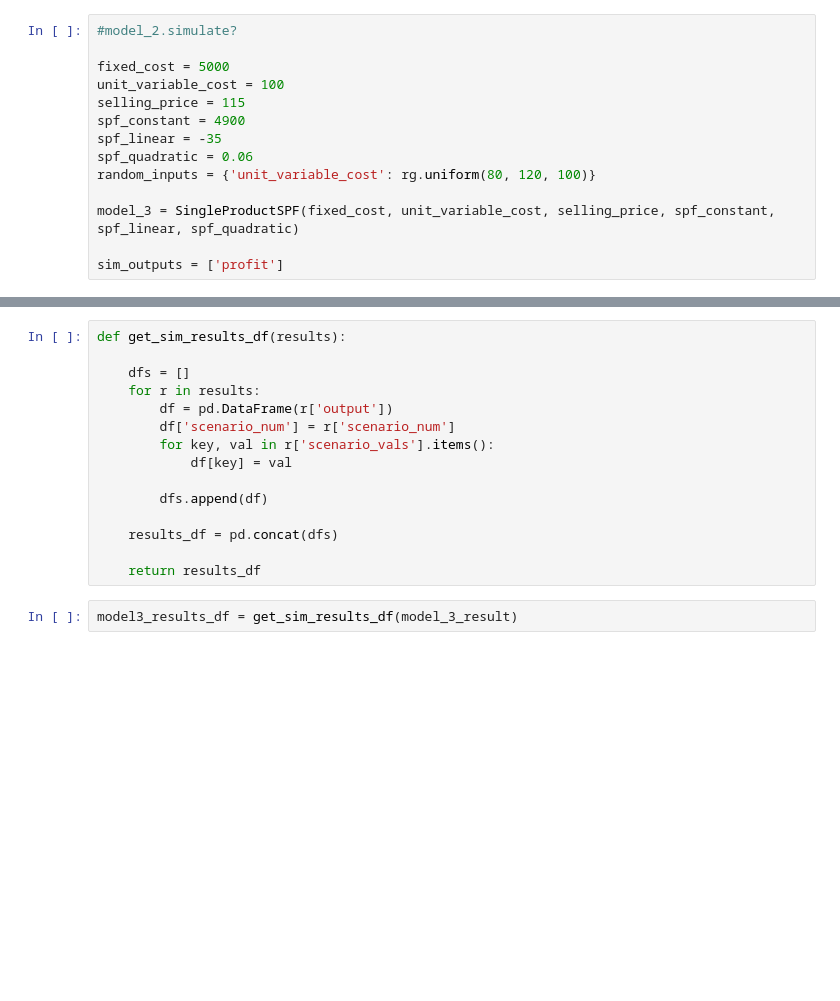
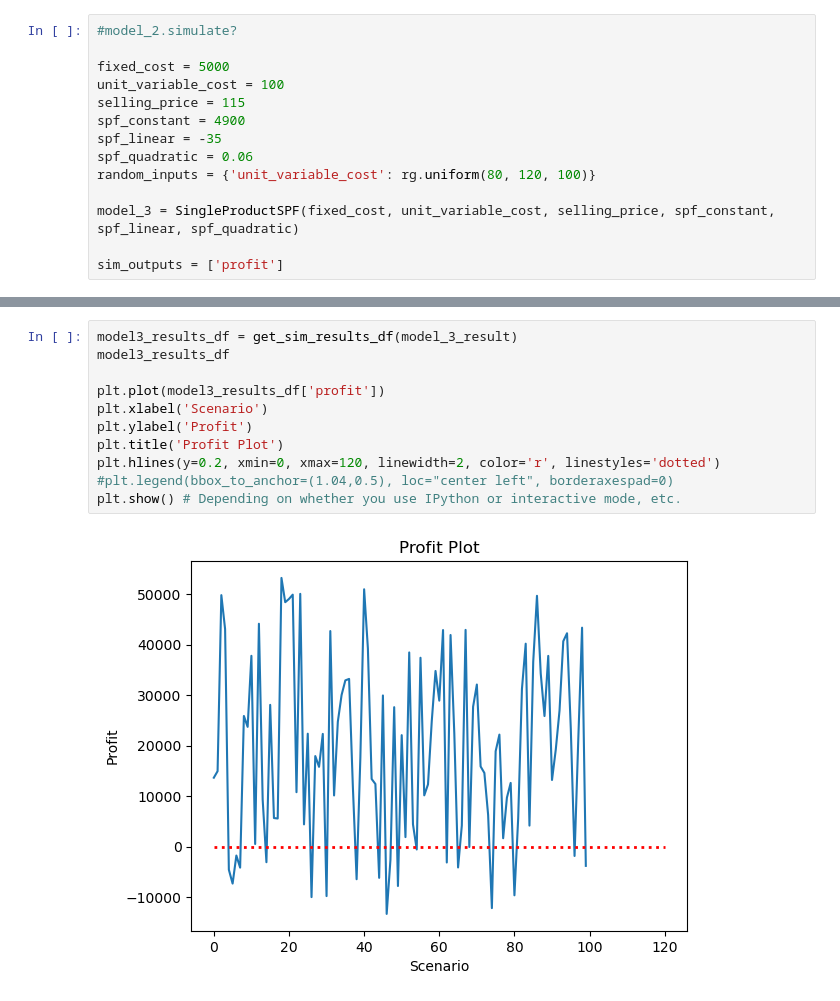
Before and after one commit to PrachiSDalvi/hw2_analysis1_pdalvi, a Jupyter notebook: Hw2_Analysis1_pdalvi.ipynb, the cells around one changed output, grey strips where cells are left out. Drawn from its saved outputs; the diff is of its cells as text; blank space fills up the shorter version.

```diff
--- a/Hw2_Analysis1_pdalvi.ipynb
+++ b/Hw2_Analysis1_pdalvi.ipynb
@@ -533,20 +345,16 @@ model_3_result
-# %%
-def get_sim_results_df(results):
-
-    dfs = []
-    for r in results:
-        df = pd.DataFrame(r['output'])
-        df['scenario_num'] = r['scenario_num']
-        for key, val in r['scenario_vals'].items():
-            df[key] = val
-
-        dfs.append(df)
-
-    results_df = pd.concat(dfs)
-
-    return results_df
 # %%
 model3_results_df = get_sim_results_df(model_3_result)
+model3_results_df
+
+plt.plot(model3_results_df['profit'])
+plt.xlabel('Scenario')
+plt.ylabel('Profit')
+plt.title('Profit Plot')
+plt.hlines(y=0.2, xmin=0, xmax=120, linewidth=2, color='r', linestyles='dotted')
+#plt.legend(bbox_to_anchor=(1.04,0.5), loc="center left", borderaxespad=0)
+plt.show() # Depending on whether you use IPython or interactive mode, etc.
+# %% [output]
+[figure, added]
 # %%
 model3_results_df
 # %% [output]
```
Also changed, not shown: parts of 51 cells of this notebook, 1 other file.
